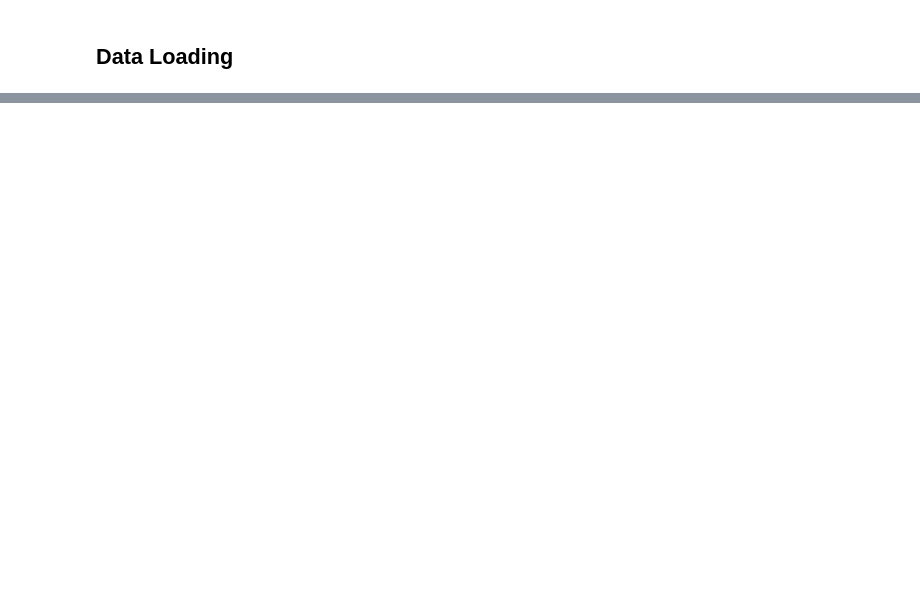
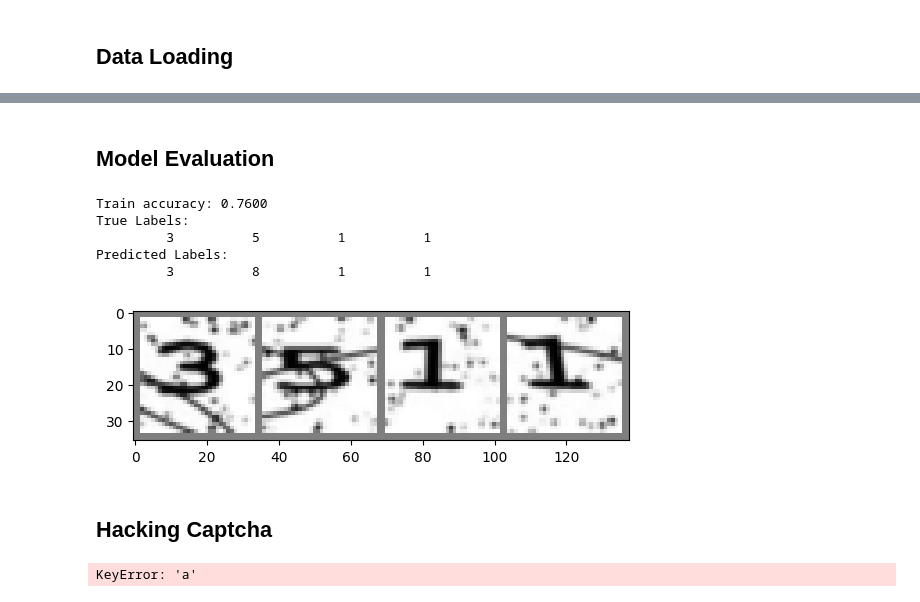
Before and after one commit to OfekBasson/ImageTransformerCaptchaSolver, a Jupyter notebook: src/captcha_solver_jupyter_notebook.ipynb, the cells around one changed output, grey strips where cells are left out. Drawn from its saved outputs; the diff is of its cells as text; code cells hidden in the pictures; blank space fills up the shorter version.

```diff
--- a/src/captcha_solver_jupyter_notebook.ipynb
+++ b/src/captcha_solver_jupyter_notebook.ipynb
@@ -100,0 +44,5 @@ torch.Size([32, 4, 224, 224])
+# %%
+model = VisionTransformer(image_size=32, patch_size=8, num_classes=10, num_layers=2, num_heads=2, hidden_dim=128,
+                 mlp_dim=512, dropout=0.0, attention_dropout=0.0)
+criterion = nn.CrossEntropyLoss()
+optimizer = torch.optim.Adam(model.parameters())
@@ -100,0 +113,40 @@ torch.Size([32, 4, 224, 224])
+# %% [markdown]
+## Model Evaluation
+# %%
+model.eval()
+dataset_size = len(valDataset)
+
+running_corrects = 0.0
+
+for images, true_labels in valLoader:
+  optimizer.zero_grad()
+  MLP_scores = model(images)
+  predicted_labels = torch.argmax(MLP_scores, dim=1)
+  tensorTrueLabels = torch.tensor(tuple(int(el) for el in true_labels))
+  running_corrects += torch.sum(torch.eq(predicted_labels, tensorTrueLabels), dim=0).item()
+
+accuracy = running_corrects / dataset_size
+
+imageShow(utils.make_grid(images[:4]))
+
+print(f'Train accuracy: {accuracy:.4f}')
+
+# print labels
+print('True Labels:')
+print(' '.join('%10s' % classes[tensorTrueLabels[j]]  for j in range(4)))
+print('Predicted Labels:')
+print(' '.join('%10s' % classes[predicted_labels[j]]  for j in range(4)))
+# %% [output]
+Train accuracy: 0.7600
+True Labels:
+         3          5          1          1
+Predicted Labels:
+         3          8          1          1
+[figure, added]
+# %% [markdown]
+## Hacking Captcha
+# %%
+wch = WebsiteConnectionHandler()
+wch.SaveImageForCaptchaHack()
+# %% [output]
+KeyError: 'a'
```
Also changed, not shown: parts of 13 cells of this notebook, 5 other files.
